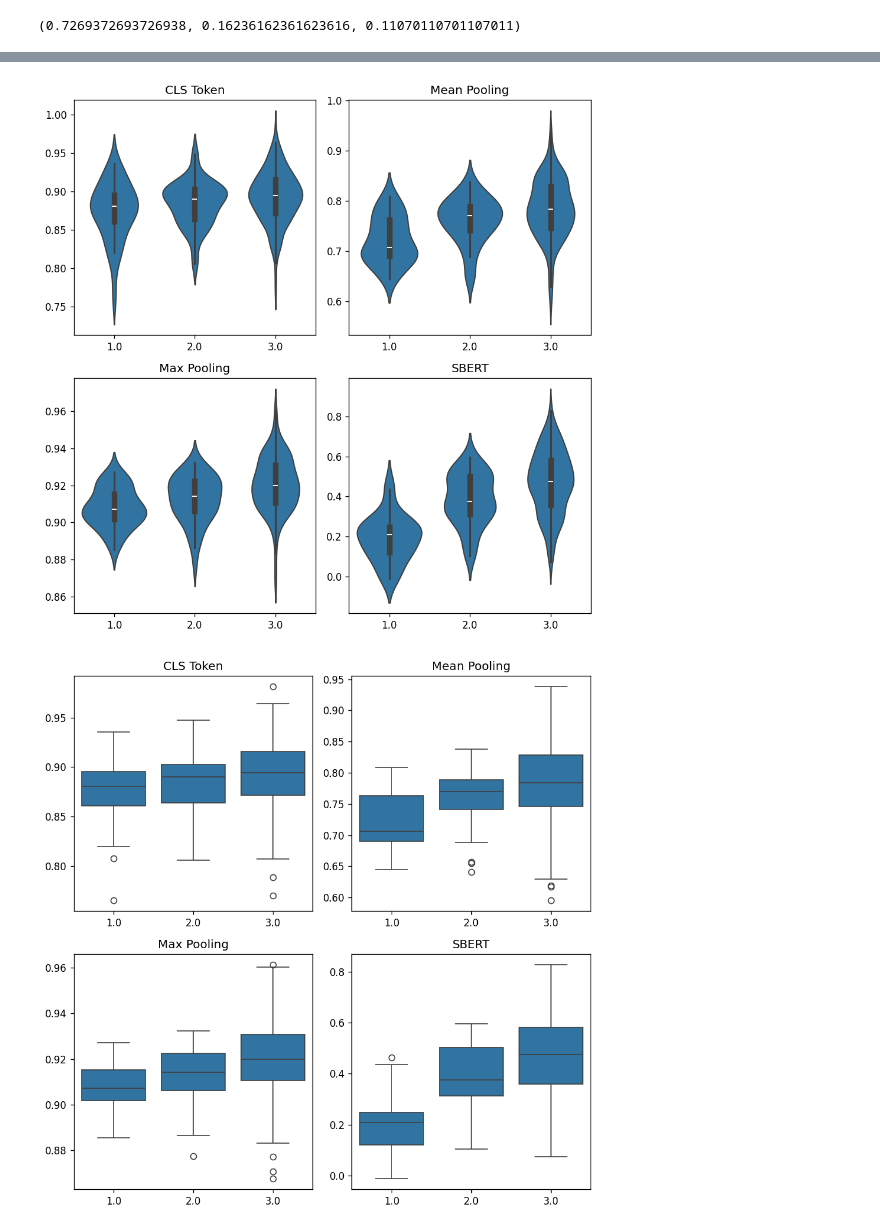
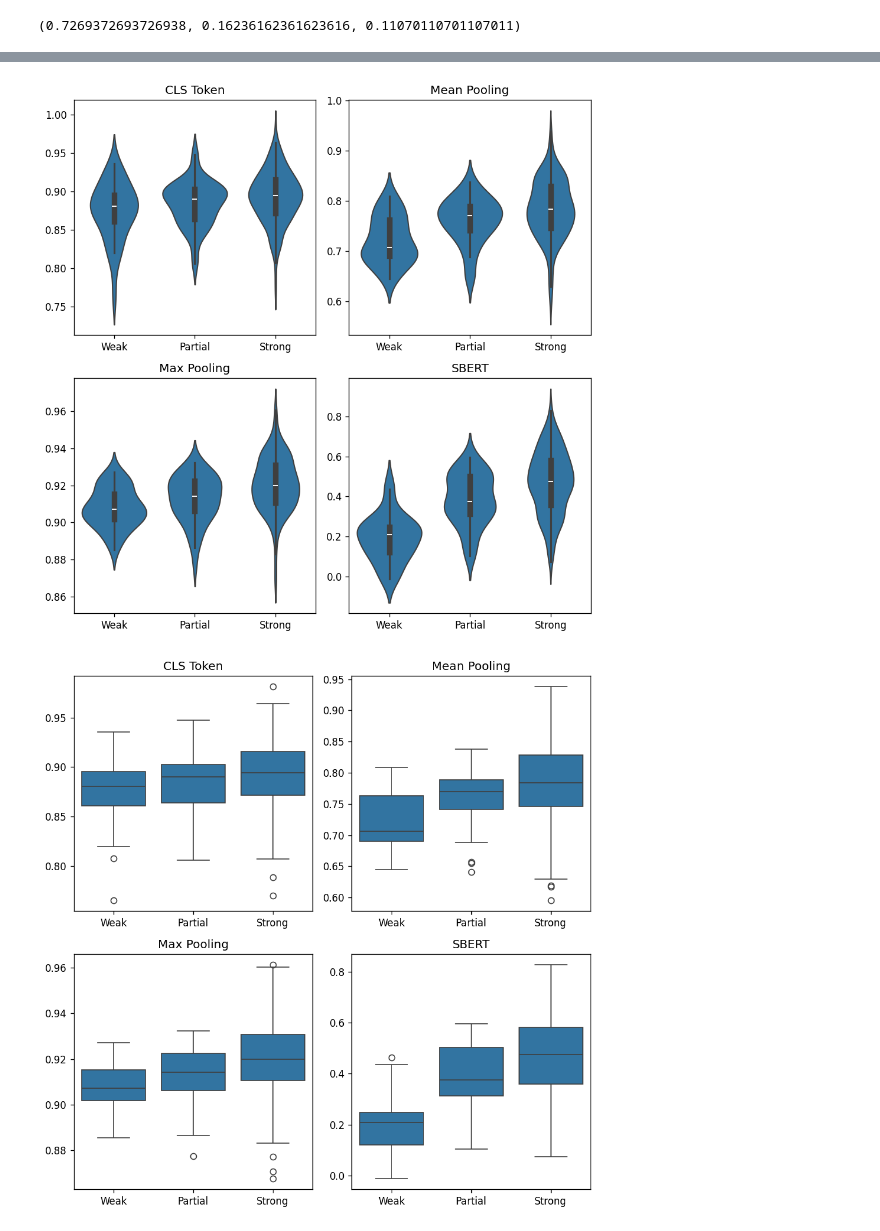
Before and after one commit to ngruenefeld/qud-for-us-presidential-debates, a Jupyter notebook: us_debates_metrics.ipynb, the cells around one changed output, grey strips where cells are left out. Saved outputs shown, nothing was run; the diff lists cells and outputs as text; code cells hidden in the pictures.

Commit message:
feat: relationship to electoral outcomes, some plotting

```diff
--- a/us_debates_metrics.ipynb
+++ b/us_debates_metrics.ipynb
@@ -318,37 +318,54 @@ plt.savefig(f"figures/qud_question_alignment.png", transparent=True)
 # %%
 fig, axs = plt.subplots(2, 2, figsize=(8, 8))
 
-sns.violinplot(data=df_filtered, x="qud_question_fit", y="similarity_cls", ax=axs[0, 0]).set_title("CLS Token")
-sns.violinplot(data=df_filtered, x="qud_question_fit", y="similarity_mean", ax=axs[0, 1]).set_title("Mean Pooling")
-sns.violinplot(data=df_filtered, x="qud_question_fit", y="similarity_max", ax=axs[1, 0]).set_title("Max Pooling")
-sns.violinplot(data=df_filtered, x="qud_question_fit", y="similarity_sbert", ax=axs[1, 1]).set_title("SBERT")
+sns.violinplot(
+    data=df_filtered, x="qud_question_fit", y="similarity_cls", ax=axs[0, 0]
+).set_title("CLS Token")
+sns.violinplot(
+    data=df_filtered, x="qud_question_fit", y="similarity_mean", ax=axs[0, 1]
+).set_title("Mean Pooling")
+sns.violinplot(
+    data=df_filtered, x="qud_question_fit", y="similarity_max", ax=axs[1, 0]
+).set_title("Max Pooling")
+sns.violinplot(
+    data=df_filtered, x="qud_question_fit", y="similarity_sbert", ax=axs[1, 1]
+).set_title("SBERT")
 
 for ax in axs:
     for a in ax:
         a.set_xlabel(None)
         a.set_ylabel(None)
-        #a.tick_params(axis='x', rotation=90)
+        a.set_xticklabels(["Weak", "Partial", "Strong"])
+
 
 # fig.suptitle('Embedding Similarity')
 fig.tight_layout()
 
 os.makedirs(f"figures/", exist_ok=True)
 plt.savefig(f"figures/similarity_by_fit_violin.png", transparent=True)
 # %% [output]
-[figure, old version]
+[figure, new version]
 # %%
 fig, axs = plt.subplots(2, 2, figsize=(8, 8))
 
-sns.boxplot(data=df_filtered, x="qud_question_fit", y="similarity_cls", ax=axs[0, 0]).set_title("CLS Token")
-sns.boxplot(data=df_filtered, x="qud_question_fit", y="similarity_mean", ax=axs[0, 1]).set_title("Mean Pooling")
-sns.boxplot(data=df_filtered, x="qud_question_fit", y="similarity_max", ax=axs[1, 0]).set_title("Max Pooling")
-sns.boxplot(data=df_filtered, x="qud_question_fit", y="similarity_sbert", ax=axs[1, 1]).set_title("SBERT")
+sns.boxplot(
+    data=df_filtered, x="qud_question_fit", y="similarity_cls", ax=axs[0, 0]
+).set_title("CLS Token")
+sns.boxplot(
+    data=df_filtered, x="qud_question_fit", y="similarity_mean", ax=axs[0, 1]
+).set_title("Mean Pooling")
+sns.boxplot(
+    data=df_filtered, x="qud_question_fit", y="similarity_max", ax=axs[1, 0]
+).set_title("Max Pooling")
+sns.boxplot(
+    data=df_filtered, x="qud_question_fit", y="similarity_sbert", ax=axs[1, 1]
+).set_title("SBERT")
 
 for ax in axs:
     for a in ax:
         a.set_xlabel(None)
         a.set_ylabel(None)
-        #a.tick_params(axis='x', rotation=90)
+        a.set_xticklabels(["Weak", "Partial", "Strong"])
 
 # fig.suptitle('Embedding Similarity')
 fig.tight_layout()
@@ -356,4 +373,4 @@ fig.tight_layout()
 os.makedirs(f"figures/", exist_ok=True)
 plt.savefig(f"figures/similarity_by_fit_bar.png", transparent=True)
 # %% [output]
-[figure, old version]
+[figure, new version]
```
Also changed, not shown: parts of 20 cells of this notebook, 24 other files.
